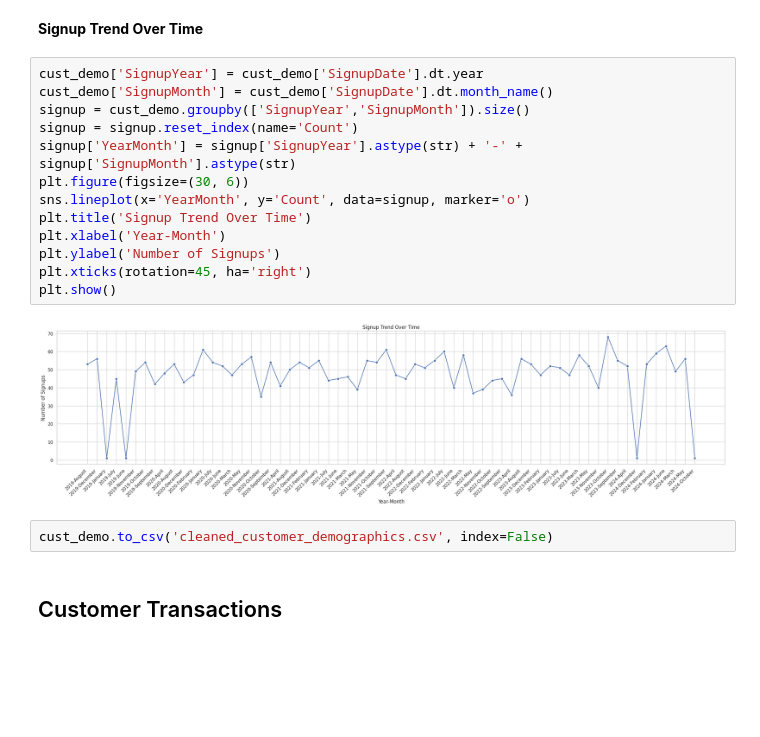
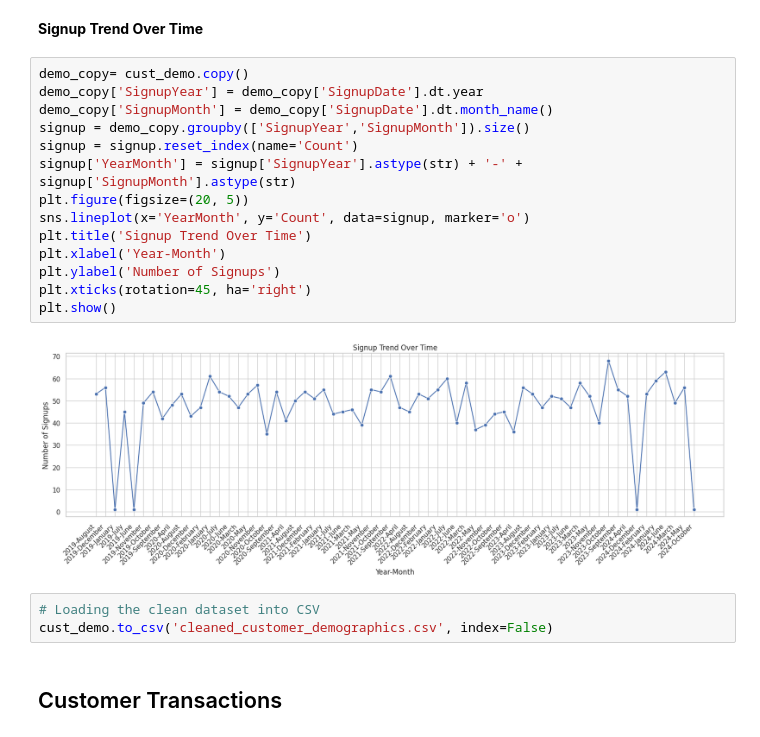
Before and after one commit to christianbusalanan/Math-for-Machine-Learning-Linear-Algebra, a Jupyter notebook: MO_IT125_Homework_Data_Preprocessing_of_Machine_Learning_Solution_Project_Dataset_BSIT_S3103_Busalanan,_C_N.ipynb, the cells around one changed output. Cells and saved outputs as stored; diff of their text form; blank space fills up the shorter version.

```diff
--- a/MO_IT125_Homework_Data_Preprocessing_of_Machine_Learning_Solution_Project_Dataset_BSIT_S3103_Busalanan,_C_N.ipynb
+++ b/MO_IT125_Homework_Data_Preprocessing_of_Machine_Learning_Solution_Project_Dataset_BSIT_S3103_Busalanan,_C_N.ipynb
@@ -116,21 +128,23 @@ plt.show()
 # %% [markdown]
 **Signup Trend Over Time**
 # %%
-cust_demo['SignupYear'] = cust_demo['SignupDate'].dt.year
-cust_demo['SignupMonth'] = cust_demo['SignupDate'].dt.month_name()
-signup = cust_demo.groupby(['SignupYear','SignupMonth']).size()
+demo_copy= cust_demo.copy()
+demo_copy['SignupYear'] = demo_copy['SignupDate'].dt.year
+demo_copy['SignupMonth'] = demo_copy['SignupDate'].dt.month_name()
+signup = demo_copy.groupby(['SignupYear','SignupMonth']).size()
 signup = signup.reset_index(name='Count')
 signup['YearMonth'] = signup['SignupYear'].astype(str) + '-' + signup['SignupMonth'].astype(str)
-plt.figure(figsize=(30, 6))
+plt.figure(figsize=(20, 5))
 sns.lineplot(x='YearMonth', y='Count', data=signup, marker='o')
 plt.title('Signup Trend Over Time')
 plt.xlabel('Year-Month')
 plt.ylabel('Number of Signups')
 plt.xticks(rotation=45, ha='right')
 plt.show()
 # %% [output]
-[figure, old version]
+[figure, new version]
 # %%
+# Loading the clean dataset into CSV
 cust_demo.to_csv('cleaned_customer_demographics.csv', index=False)
 # %% [markdown]
 ## Customer Transactions
```
Also changed, not shown: parts of 15 cells of this notebook.
